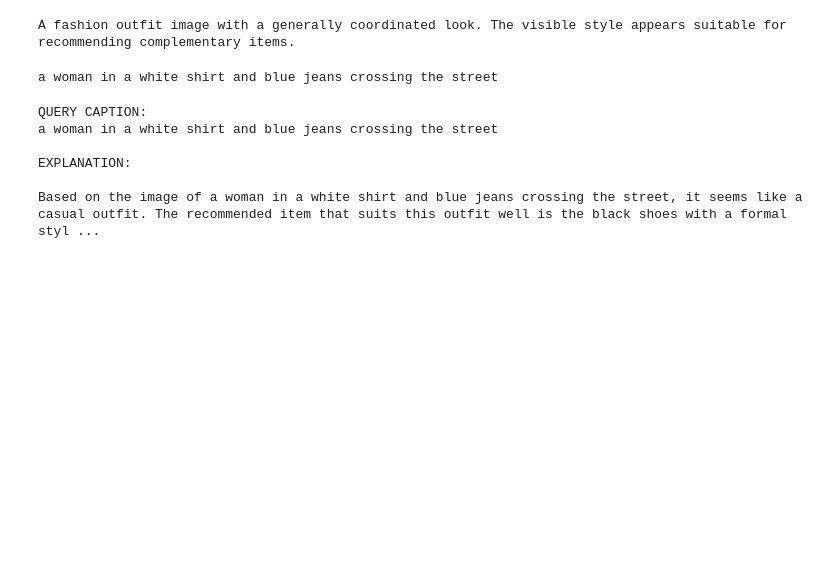
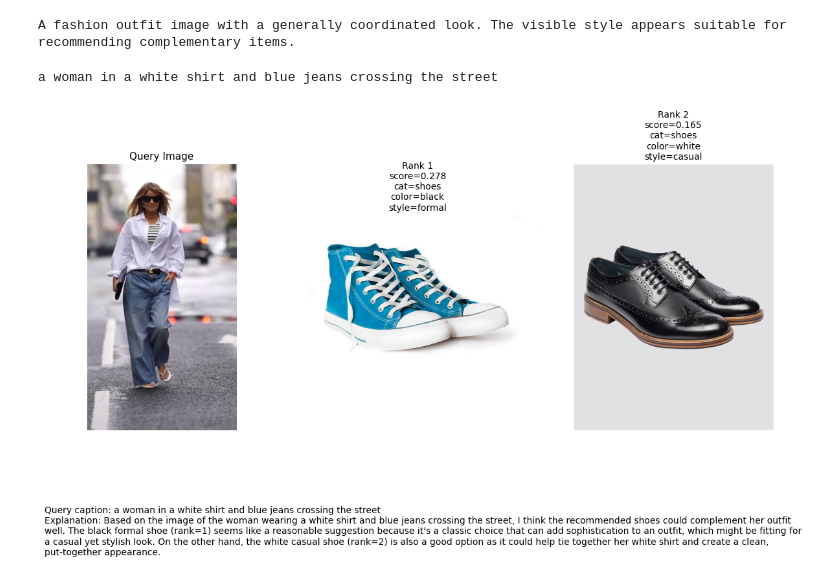
Before and after one commit to farzadismyid/simple_outfit_compatibility, a Jupyter notebook: notebooks/01_environment_check.ipynb, the cells around one changed output. Saved outputs shown, nothing was run; the diff lists cells and outputs as text; code cells hidden in the pictures; blank space fills up the shorter version.

Commit message:
Show query caption in recommendation visualization

```diff
--- a/notebooks/01_environment_check.ipynb
+++ b/notebooks/01_environment_check.ipynb
@@ -233,40 +233,38 @@ a woman in a white shirt and blue jeans crossing the street
 # %%
 from soc.config import QUERY_IMG_DIR
 from soc.caption.caption_factory import get_captioner
 from soc.inference.recommend import recommend_from_image
 from soc.explain.generate import generate_explanation
 from soc.explain.llm_factory import get_llm
+from soc.utils.inspect_results import show_query_and_recommendations
 
 query_image = QUERY_IMG_DIR / "test_outfit.jpg"
 target_category = "shoes"
 
 captioner = get_captioner()
 query_caption = captioner.caption(query_image)
-print("QUERY CAPTION:")
-print(query_caption)
 
 results = recommend_from_image(
     query_image_path=query_image,
     top_k=5,
     target_category=target_category,
 )
 
 llm = get_llm()
-
 output = generate_explanation(
     query_image_path=query_image,
     target_category=target_category,
     recommendations_df=results,
     llm=llm,
     query_caption=query_caption,
 )
 
-print("\nEXPLANATION:\n")
-print(output["explanation"])
+show_query_and_recommendations(
+    query_image_path=query_image,
+    recommendations_df=results,
+    explanation=output["explanation"],
+    query_caption=query_caption,
+    top_k=5,
+)
 # %% [output]
-QUERY CAPTION:
-a woman in a white shirt and blue jeans crossing the street
-
-EXPLANATION:
-
-Based on the image of a woman in a white shirt and blue jeans crossing the street, it seems like a casual outfit. The recommended item that suits this outfit well is the black shoes with a formal styl ...
+[figure, added]
```
Also changed, not shown: 1 other file.
